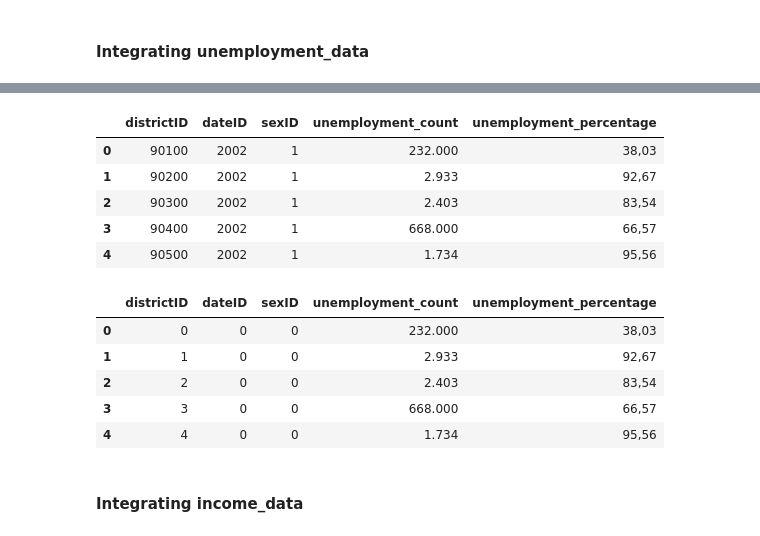
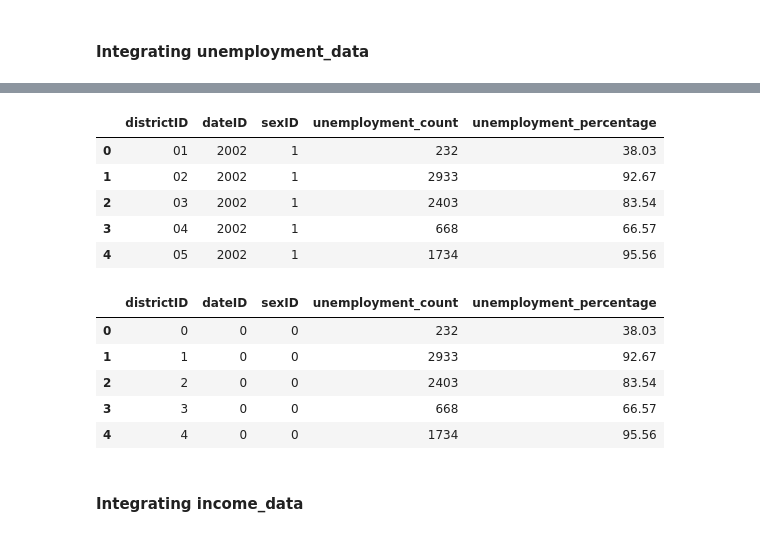
Before and after one commit to yasinfahmy/Business-Intelligence-I, a Jupyter notebook: pipeline/notebooks/pipeline.ipynb, the cells around one changed output, grey strips where cells are left out. Cells and saved outputs as stored; diff of their text form; code cells hidden in the pictures.

```diff
--- a/pipeline/notebooks/pipeline.ipynb
+++ b/pipeline/notebooks/pipeline.ipynb
@@ -38,0 +119,4 @@ district_data.head()
+# %%
+#unemployment_data
+unemployment_data = unemployment_data[['NUTS','DISTRICT_CODE', 'REF_YEAR', 'SEX', 'UEP_VALUE', 'UEP_DENSITY']] #https://stackoverflow.com/questions/11285613/selecting-multiple-columns-in-a-pandas-dataframe
+unemployment_data.head()
@@ -38,0 +159,12 @@ district_data.head()
+# %%
+#unemployment_data
+#Drop rows with total value of both genders
+unemployment_data = unemployment_data[unemployment_data["SEX"] != "0"] #https://www.geeksforgeeks.org/python/how-to-drop-rows-in-dataframe-by-conditions-on-column-values/
+
+#Drop rows that are an aggregate
+unemployment_data = unemployment_data[unemployment_data["DISTRICT_CODE"] != "90000"] #https://www.geeksforgeeks.org/python/how-to-drop-rows-in-dataframe-by-conditions-on-column-values/
+
+#Reset index
+unemployment_data = unemployment_data.reset_index(drop=True) #https://pandas.pydata.org/docs/reference/api/pandas.DataFrame.reset_index.html
+
+unemployment_data.head()
@@ -38,0 +211,9 @@ district_data.head()
+# %%
+#unemployment_data
+#Extract District number
+unemployment_data['DISTRICT_CODE'] = unemployment_data['DISTRICT_CODE'].str[1:3] #https://stackoverflow.com/questions/36505847/substring-of-an-entire-column-in-pandas-dataframe
+#Remove thousands seperator
+unemployment_data['UEP_VALUE'] = unemployment_data['UEP_VALUE'].str.replace('.', '') #https://stackoverflow.com/questions/28986489/how-to-replace-text-in-a-string-column-of-a-pandas-dataframe
+#Replace comma with decimal point
+unemployment_data['UEP_DENSITY'] = unemployment_data['UEP_DENSITY'].str.replace(',', '.') #https://stackoverflow.com/questions/28986489/how-to-replace-text-in-a-string-column-of-a-pandas-dataframe
+unemployment_data.head()
@@ -145,4 +338,2 @@ fact_economic_indicators.head()
 # %%
-#Drop irrelevant columns
-fact_economic_indicators = fact_economic_indicators.drop(['NUTS','SUB_DISTRICT_CODE', 'REF_DATE', 'Unnamed: 8', 'Unnamed: 9'], axis=1) #https://pandas.pydata.org/pandas-docs/stable/reference/api/pandas.DataFrame.drop.html
-fact_economic_indicators
+fact_economic_indicators_df = unemployment_data.drop(columns=['NUTS']) #https://pandas.pydata.org/pandas-docs/stable/reference/api/pandas.DataFrame.drop.html
@@ -163,43 +340,44 @@ fact_economic_indicators
 # %%
 #Rename columns
-fact_economic_indicators = fact_economic_indicators.rename(columns={ #https://pandas.pydata.org/pandas-docs/stable/reference/api/pandas.DataFrame.rename.html
+fact_economic_indicators_df = fact_economic_indicators_df.rename(columns={ #https://pandas.pydata.org/pandas-docs/stable/reference/api/pandas.DataFrame.rename.html
     "DISTRICT_CODE": "districtID",
     "REF_YEAR": "dateID",
     "SEX": "sexID",
     "UEP_VALUE": "unemployment_count",
     "UEP_DENSITY": "unemployment_percentage"
 })
-fact_economic_indicators.head()
+fact_economic_indicators_df.head()
 # %% [output]
 |  | districtID | dateID | sexID | unemployment_count | unemployment_percentage |
-| 0 | 90100 | 2002 | 1 | 232.000 | 38,03 |
-| 1 | 90200 | 2002 | 1 | 2.933 | 92,67 |
-| 2 | 90300 | 2002 | 1 | 2.403 | 83,54 |
-| 3 | 90400 | 2002 | 1 | 668.000 | 66,57 |
-| 4 | 90500 | 2002 | 1 | 1.734 | 95,56 |
+| 0 | 01 | 2002 | 1 | 232 | 38.03 |
+| 1 | 02 | 2002 | 1 | 2933 | 92.67 |
+| 2 | 03 | 2002 | 1 | 2403 | 83.54 |
+| 3 | 04 | 2002 | 1 | 668 | 66.57 |
+| 4 | 05 | 2002 | 1 | 1734 | 95.56 |
 # %%
 #Replace descriptive column values with their IDs
 #https://www.geeksforgeeks.org/pandas/different-ways-to-iterate-over-rows-in-pandas-dataframe/
-for i, row in fact_economic_indicators.iterrows():
+for i in range(fact_economic_indicators_df.shape[0]):
+
     #dateID
-    year = fact_economic_indicators.loc[i,'dateID']
-    fact_economic_indicators.loc[i,'dateID'] = int(dim_date_df[dim_date_df["year"] == year]["id"].iloc[0])
+    year = int(fact_economic_indicators_df.loc[i,'dateID'])
+    fact_economic_indicators_df.loc[i,'dateID'] = dim_date_df[dim_date_df["year"] == year]["id"].iloc[0]
 
     #sexID
-    fact_economic_indicators.loc[i,'sexID'] = 0 if fact_economic_indicators.loc[i,'sexID'] == 1 else 1 #https://stackoverflow.com/questions/18669836/is-it-possible-to-write-single-line-return-statement-with-if-statement
+    fact_economic_indicators_df.loc[i,'sexID'] = "0" if fact_economic_indicators_df.loc[i,'sexID'] == "1" else "1" #https://stackoverflow.com/questions/18669836/is-it-possible-to-write-single-line-return-statement-with-if-statement
 
     #districtID
-    district = fact_economic_indicators.loc[i,'districtID'][1:3]
-    fact_economic_indicators.loc[i,'districtID'] = int(dim_district_df[dim_district_df["district"] == district]["id"].iloc[0])
+    district = fact_economic_indicators_df.loc[i,'districtID']
+    fact_economic_indicators_df.loc[i,'districtID'] = dim_district_df[dim_district_df["district"] == district]["id"].iloc[0]
 
-fact_economic_indicators.head()
+fact_economic_indicators_df.head()
 # %% [output]
 |  | districtID | dateID | sexID | unemployment_count | unemployment_percentage |
-| 0 | 0 | 0 | 0 | 232.000 | 38,03 |
-| 1 | 1 | 0 | 0 | 2.933 | 92,67 |
-| 2 | 2 | 0 | 0 | 2.403 | 83,54 |
-| 3 | 3 | 0 | 0 | 668.000 | 66,57 |
-| 4 | 4 | 0 | 0 | 1.734 | 95,56 |
+| 0 | 0 | 0 | 0 | 232 | 38.03 |
+| 1 | 1 | 0 | 0 | 2933 | 92.67 |
+| 2 | 2 | 0 | 0 | 2403 | 83.54 |
+| 3 | 3 | 0 | 0 | 668 | 66.57 |
+| 4 | 4 | 0 | 0 | 1734 | 95.56 |
 # %% [markdown]
 #### Integrating income_data
 # %%
```
Also changed, not shown: parts of 53 cells of this notebook, 3 other files.
